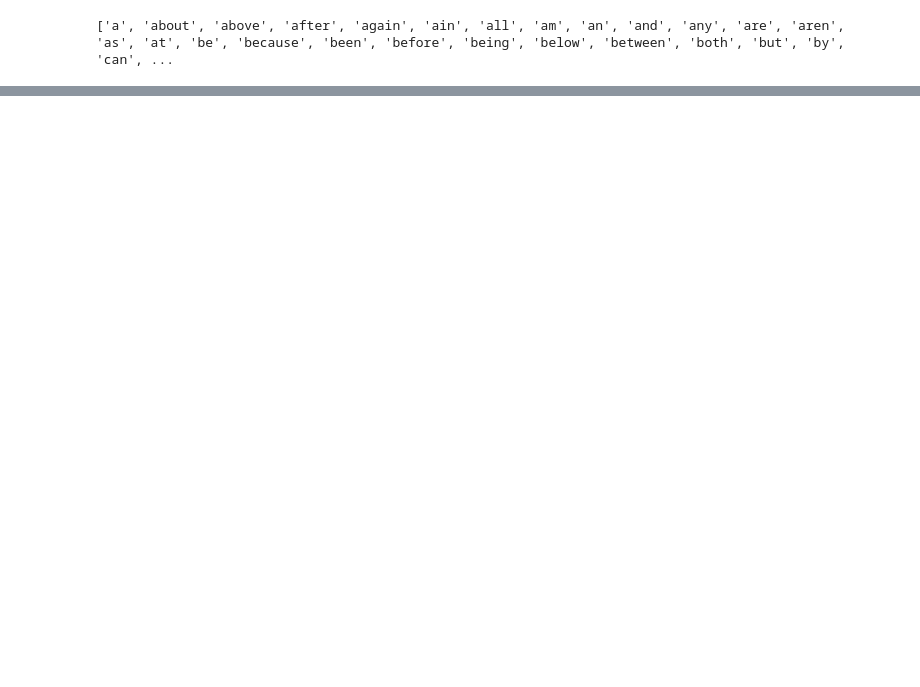
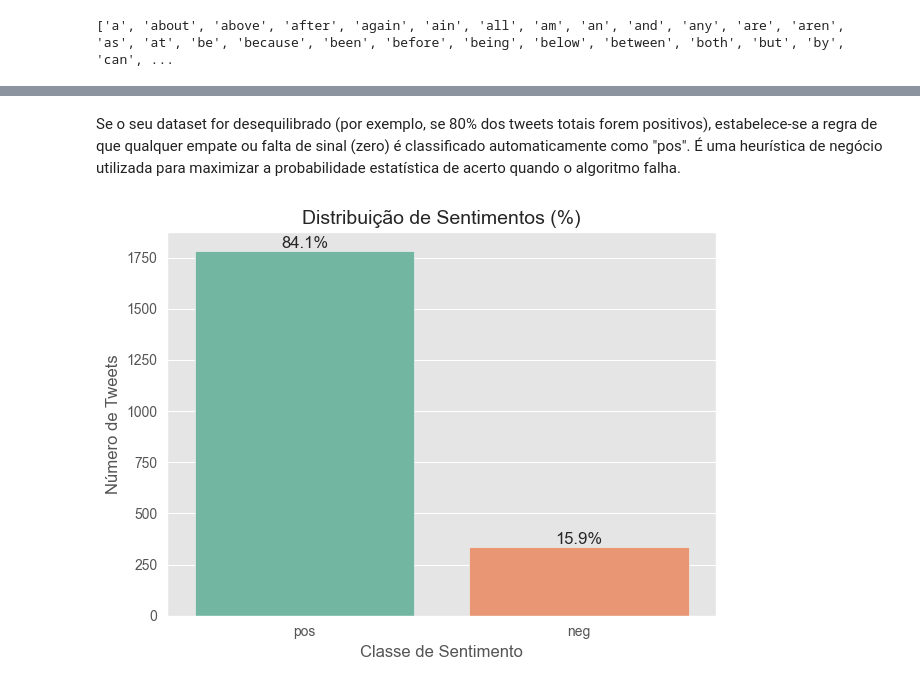
Before and after one commit to fernandorocha23/text_mining, a Jupyter notebook: project/Início.ipynb, the cells around one changed output, grey strips where cells are left out. Saved outputs shown, nothing was run; the diff lists cells and outputs as text; code cells hidden in the pictures; blank space fills up the shorter version.

```diff
--- a/project/Início.ipynb
+++ b/project/Início.ipynb
@@ -94,0 +77,26 @@ df_clean['text_clean'] = df_clean['text'].apply(limpar_para_textblob)
+# %%
+def pre_processamento(text):
+    if not isinstance(text, str):
+        return ""
+
+    text = re.sub(r'http\S+|www\S+|https\S+', '', text)
+    text = re.sub(r'@\w+', '', text)
+    text = re.sub(r'#', '', text)
+
+    # 2. Manter letras, números, espaços e pontuação vital (! ? ')
+    text = re.sub(r'[^\w\s\?\!\']', '', text)
+
+    tokens = word_tokenize(text)
+
+    tokens_limpos = []
+    for w in tokens:
+        if w.lower() not in stopwords_clean:
+            lema = lemmatizer.lemmatize(w.lower())
+            if w.isupper() and len(w) > 1:
+                tokens_limpos.append(lema.upper())
+            else:
+                tokens_limpos.append(lema)
+    return ' '.join(tokens_limpos)
+
+# Aplicação segura aos dados
+df_test['text_clean'] = df_test['text'].apply(pre_processamento)
@@ -94,0 +109,20 @@ df_clean['text_clean'] = df_clean['text'].apply(limpar_para_textblob)
+# %% [markdown]
+Se o seu dataset for desequilibrado (por exemplo, se 80% dos tweets totais forem positivos), estabelece-se a regra de que qualquer empate ou falta de sinal (zero) é classificado automaticamente como "pos". É uma heurística de negócio utilizada para maximizar a probabilidade estatística de acerto quando o algoritmo falha.
+# %%
+ax = sns.countplot(data=df_test, x='class', hue='class', palette='Set2', legend=False)
+
+total = len(df_test['class'])
+
+for p in ax.patches:
+    percentagem = f'{100 * p.get_height() / total:.1f}%'
+    x = p.get_x() + p.get_width() / 2
+    y = p.get_height()
+    ax.annotate(percentagem, (x, y), ha='center', va='bottom', fontsize=12)
+
+plt.title('Distribuição de Sentimentos (%)', fontsize=14)
+plt.xlabel('Classe de Sentimento', fontsize=12)
+plt.ylabel('Número de Tweets', fontsize=12)
+plt.tight_layout()
+plt.show()
+# %% [output]
+[figure, added]
```
Also changed, not shown: parts of 8 cells of this notebook.
